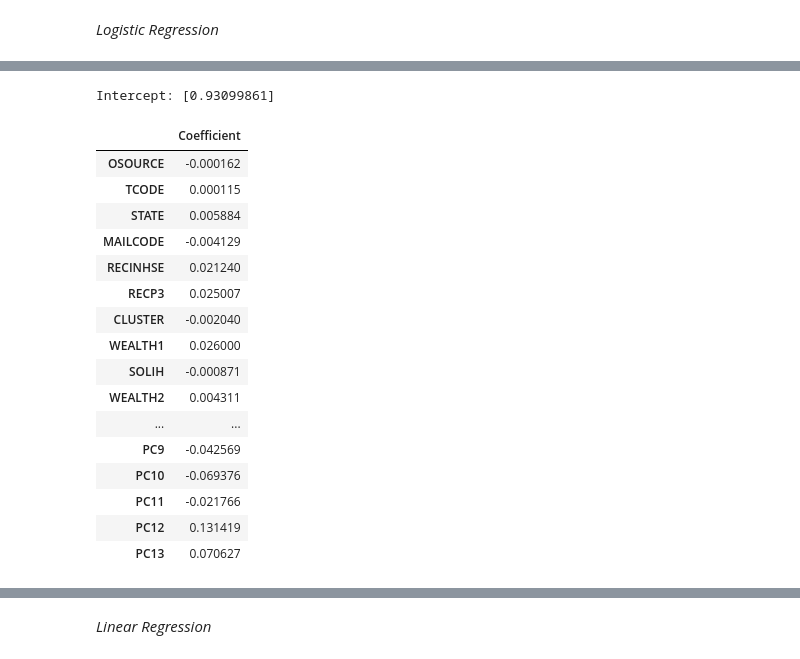
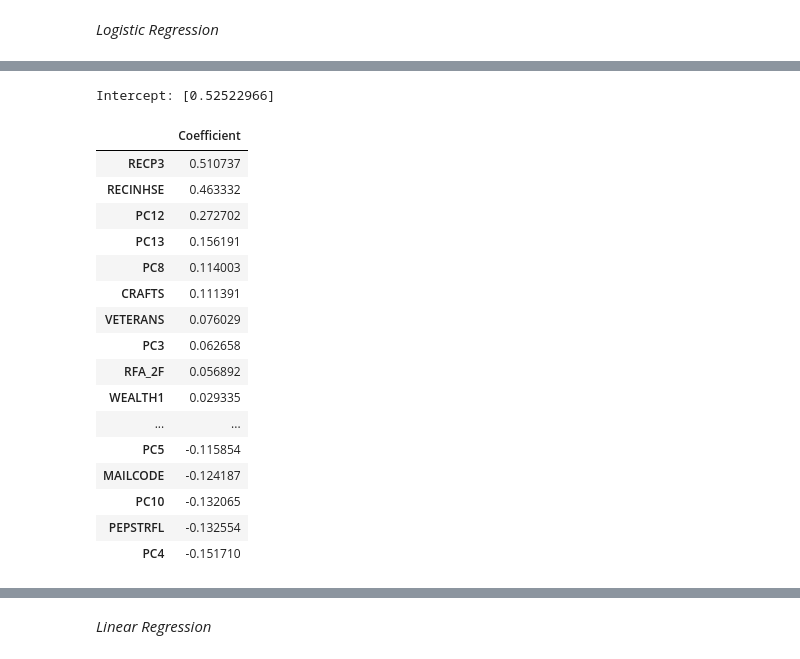
Before and after one commit to darryl-abraham/mlproject, a Jupyter notebook: modelling.ipynb, the cells around one changed output, grey strips where cells are left out. Cells and saved outputs as stored; diff of their text form; code cells hidden in the pictures.

```diff
--- a/modelling.ipynb
+++ b/modelling.ipynb
@@ -172,41 +172,41 @@ Name: 0, dtype: object
 # %%
 # Get full model
 solver = best_model['Solver']
 reg = best_model['Regularizer']
 c = best_model['C']
 l1ratio = best_model['L1 Ratio']
 
-clf = LogisticRegression(penalty=reg, C=c, solver=solver, max_iter=1000, n_jobs=-1) #, l1_ratio=l1ratio)
+clf = LogisticRegression(penalty=reg, C=c, solver=solver, max_iter=1000, n_jobs=-1, random_state=0) #, l1_ratio=l1ratio)
 
 clf.fit(X_train, y_train)
 
 #Intercept
 intercept = clf.intercept_
 print(f"Intercept: {intercept}")
 
 # Coefficients
 coefs = clf.coef_
 coefs = pd.DataFrame(coefs, columns=X_train.columns).T.rename(columns={0: 'Coefficient'})
-coefs
+coefs.sort_values(by='Coefficient', ascending=False)
 # %% [output]
-Intercept: [0.93099861]
+Intercept: [0.52522966]
 |  | Coefficient |
-| OSOURCE | -0.000162 |
-| TCODE | 0.000115 |
-| STATE | 0.005884 |
-| MAILCODE | -0.004129 |
-| RECINHSE | 0.021240 |
-| RECP3 | 0.025007 |
-| CLUSTER | -0.002040 |
-| WEALTH1 | 0.026000 |
-| SOLIH | -0.000871 |
-| WEALTH2 | 0.004311 |
+| RECP3 | 0.510737 |
+| RECINHSE | 0.463332 |
+| PC12 | 0.272702 |
+| PC13 | 0.156191 |
+| PC8 | 0.114003 |
+| CRAFTS | 0.111391 |
+| VETERANS | 0.076029 |
+| PC3 | 0.062658 |
+| RFA_2F | 0.056892 |
+| WEALTH1 | 0.029335 |
 | ... | ... |
-| PC9 | -0.042569 |
-| PC10 | -0.069376 |
-| PC11 | -0.021766 |
-| PC12 | 0.131419 |
-| PC13 | 0.070627 |
+| PC5 | -0.115854 |
+| MAILCODE | -0.124187 |
+| PC10 | -0.132065 |
+| PEPSTRFL | -0.132554 |
+| PC4 | -0.151710 |
 # %%
 # Evaluate model on test data
 test_score = clf.score(X_test, y_test)
```
Also changed, not shown: parts of 5 cells of this notebook, 4 other files.
